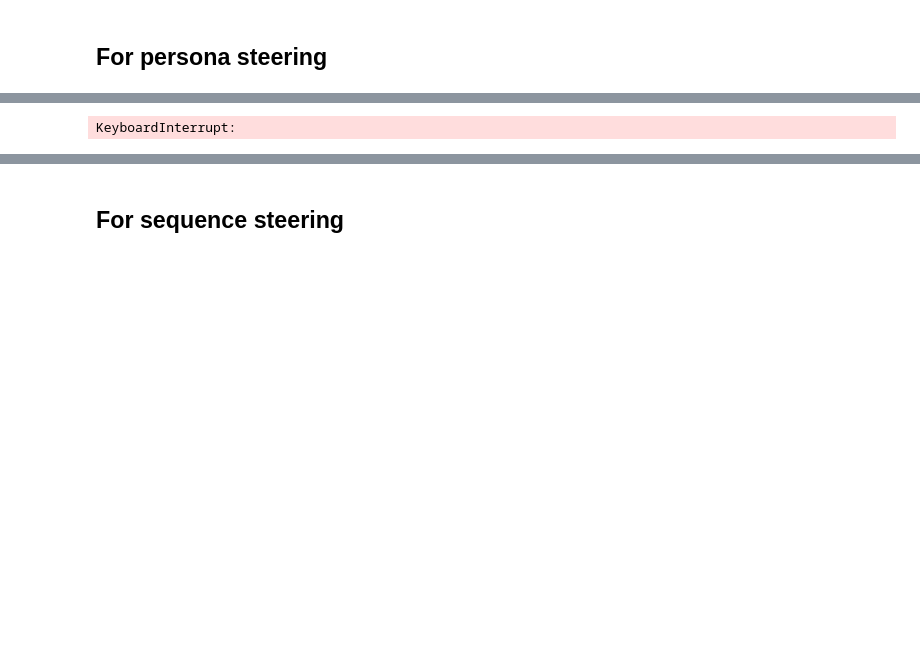
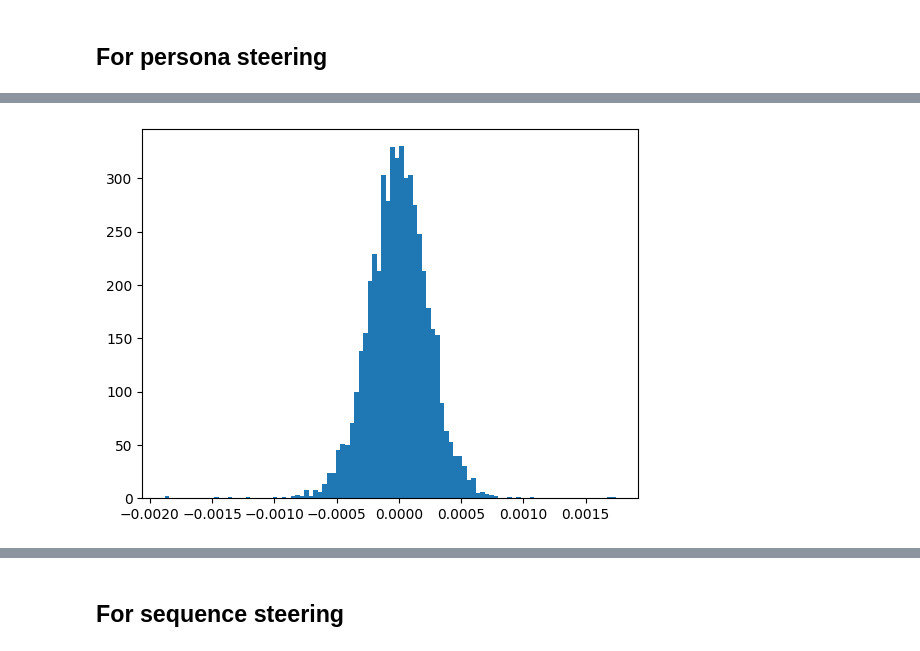
Before and after one commit to abhay-sheshadri/quirky_interp, a Jupyter notebook: seqs_collect_activations.ipynb, the cells around one changed output, grey strips where cells are left out. Cells and saved outputs as stored; diff of their text form; code cells hidden in the pictures; blank space fills up the shorter version.

```diff
--- a/seqs_collect_activations.ipynb
+++ b/seqs_collect_activations.ipynb
@@ -138,15 +112,0 @@ TypeError: string indices must be integers
-# %%
-# Timing for batch size = 1
-start_time_bs_1 = time.time()
-steering_vectors_bs_1 = process_data_and_compute_steering_vectors(model, clean_lenient_seqs, toxic_lenient_seqs, clean_harsh_seqs, toxic_harsh_seqs, 1)
-end_time_bs_1 = time.time()
-time_taken_bs_1 = end_time_bs_1 - start_time_bs_1
-
-# Timing for batch size = 128
-start_time_bs_128 = time.time()
-steering_vectors_bs_128 = process_data_and_compute_steering_vectors(model, clean_lenient_seqs, toxic_lenient_seqs, clean_harsh_seqs, toxic_harsh_seqs, 128)
-end_time_bs_128 = time.time()
-time_taken_bs_128 = end_time_bs_128 - start_time_bs_128
-
-print(f"Time taken for batch size 1: {time_taken_bs_1} seconds")
-print(f"Time taken for batch size 128: {time_taken_bs_128} seconds")
@@ -218,31 +113,6 @@ KeyboardInterrupt:
-# %%
-
-
-def process_data_and_compute_steering_vectors(model, clean_lenient_seqs, toxic_lenient_seqs, clean_harsh_seqs, toxic_harsh_seqs):
-    LAST_X_TOKEN_POSITIONS = 10
-    steering_vectors = torch.zeros((model.cfg.n_layers, LAST_X_TOKEN_POSITIONS, model.cfg.d_model))
-    total_pairs = min(len(clean_lenient_seqs), len(toxic_lenient_seqs)) # Assuming total_lenient == total_harsh
-
-    lenient_pairs = zip(clean_lenient_seqs, toxic_lenient_seqs)
-    harsh_pairs = zip(clean_harsh_seqs, toxic_harsh_seqs)
-
-    # Combined loop to process both lenient and harsh data
-    for idx, ((clean_lenient_seq, toxic_lenient_seq), (clean_harsh_seq, toxic_harsh_seq)) in enumerate(tqdm(zip(lenient_pairs, harsh_pairs), total=total_pairs)):
-        for persona, (clean_seq, toxic_seq) in zip(['lenient', 'harsh'], [(clean_lenient_seq, toxic_lenient_seq), (clean_harsh_seq, toxic_harsh_seq)]):
-            _, clean_cache = get_resid_cache_from_forward_pass(model, model.to_tokens(clean_seq))
-            _, toxic_cache = get_resid_cache_from_forward_pass(model, model.to_tokens(toxic_seq))
-
-            for layer in range(model.cfg.n_layers):
-                clean_layer_cache = clean_cache[f"blocks.{layer}.hook_resid_post"].cpu().detach()[0, -LAST_X_TOKEN_POSITIONS:, :]
-                toxic_layer_cache = toxic_cache[f"blocks.{layer}.hook_resid_post"].cpu().detach()[0, -LAST_X_TOKEN_POSITIONS:, :]
-
-                modifier = 1 if persona == 'lenient' else -1
-                steering_vectors[layer] += modifier * (clean_layer_cache + toxic_layer_cache)
-
-    steering_vectors /= (2 * total_pairs)  # Normalize by the total number of pairs processed, accounting for both lenient and harsh
-
-    return steering_vectors
-
-steering_vectors = process_data_and_compute_steering_vectors(model, clean_lenient_seqs, toxic_lenient_seqs, clean_harsh_seqs, toxic_harsh_seqs)
-# %% [output]
-KeyboardInterrupt:
+# %%
+e, f = steering_vectors_bs_1[0][0], d[0][0]
+# %%
+_ = plt.hist(e.cpu(), bins=100)
+# %% [output]
+[figure, added]
```
Also changed, not shown: parts of 29 cells of this notebook, 1 other file.
